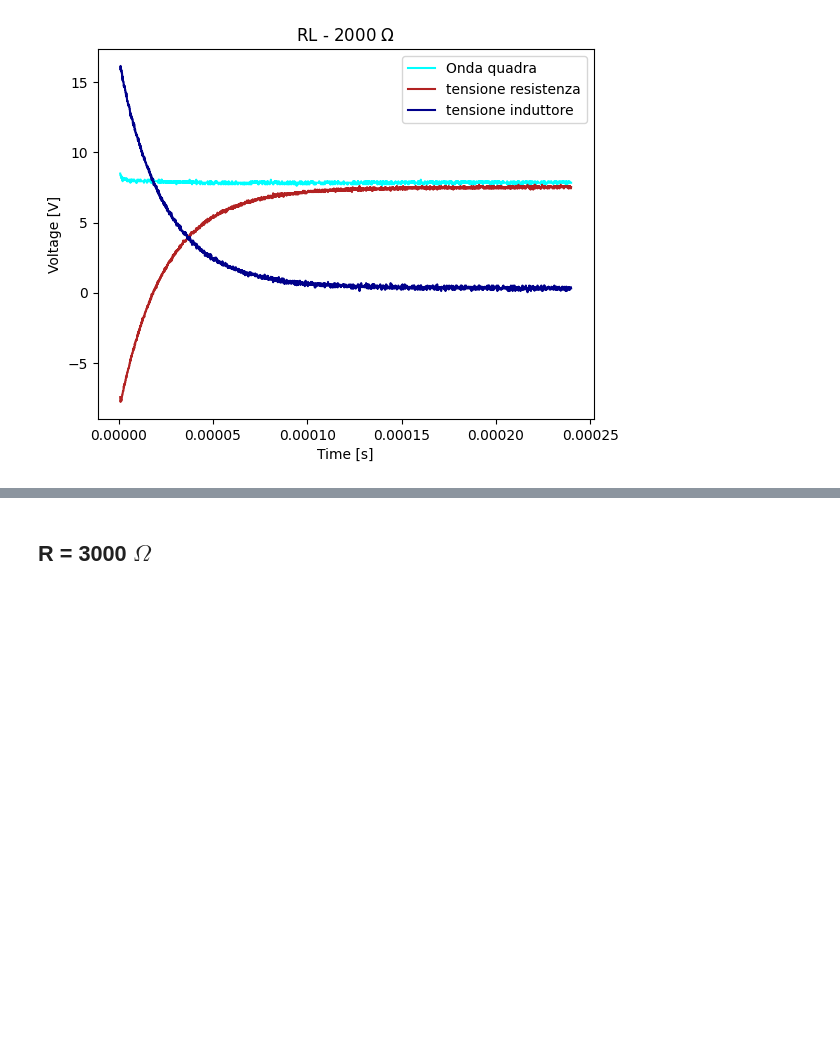
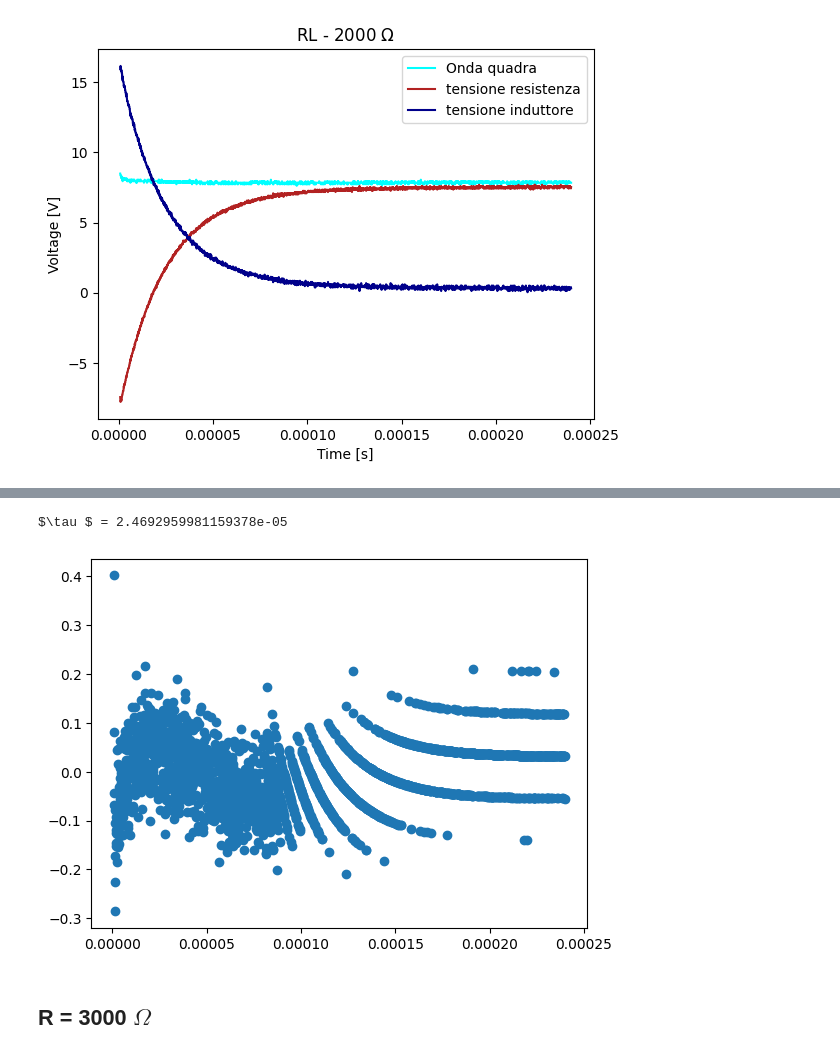
Before and after one commit to Yedi278/Lab2, a Jupyter notebook: Circuiti_2/RL.ipynb, the cells around one changed output, grey strips where cells are left out. Cells and saved outputs as stored; diff of their text form; code cells hidden in the pictures; blank space fills up the shorter version.

```diff
--- a/Circuiti_2/RL.ipynb
+++ b/Circuiti_2/RL.ipynb
@@ -268,7 +269,7 @@ plt.show()
 107
 [figure]
 # %%
-c = LeastSquares(RL_2000_res[0][110:],RL_2000_res[1][110:], .2, V_r_carica)
+c = LeastSquares(RL_2000_res[0][110:],RL_2000_res[1][110:], .01, V_r_carica)
 m = Minuit(c, R=2000+R_g+R_L, V_o=5, L= 60e-3, c=0)
 
 m.fixed['R'] = True
@@ -276,7 +277,7 @@ m.limits['L','R'] = (0,np.inf)
 m.migrad()
 m.hesse()
 
-Ls_err.append(m.errors['L'])
-Ls.append(m.values['L'])
-Latex(f'$L_{{ind}}$ = {m.values["L"]*1e3} $mH$')
+# Ls_err.append(m.errors['L'])
+# Ls.append(m.values['L'])
+# Latex(f'$L_{{ind}}$ = {m.values["L"]*1e3} $mH$')
 # %% [output]
@@ -284,3 +301,10 @@ $L_{ind}$ = 52.037026768843035 $mH$
+# %%
+resti = [i-j for i,j in zip(RL_2000_res[1][107:], V_r_carica(RL_2000_res[0][107:], 2000+R_g+R_L, m.values['L'], m.values['V_o'], m.values['c']))]
+plt.scatter(RL_2000_res[0][107:],resti)
+print(r'$\tau $ =',m.values['L']/m.values['R'])
+# %% [output]
+$\tau $ = 2.4692959981159378e-05
+[figure, added]
 # %% [markdown]
 ## R = 3000 $\Omega$
 # %%
```
Also changed, not shown: parts of 4 cells of this notebook, 1 other file.
